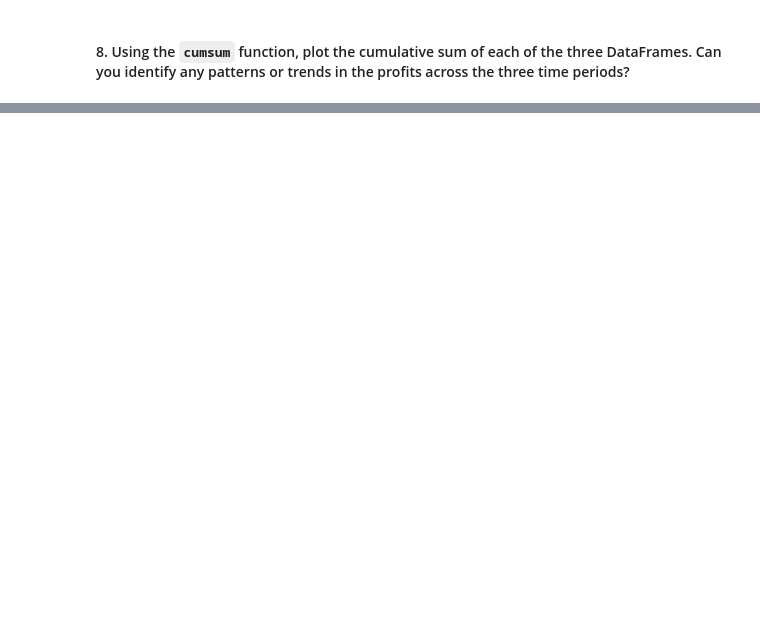
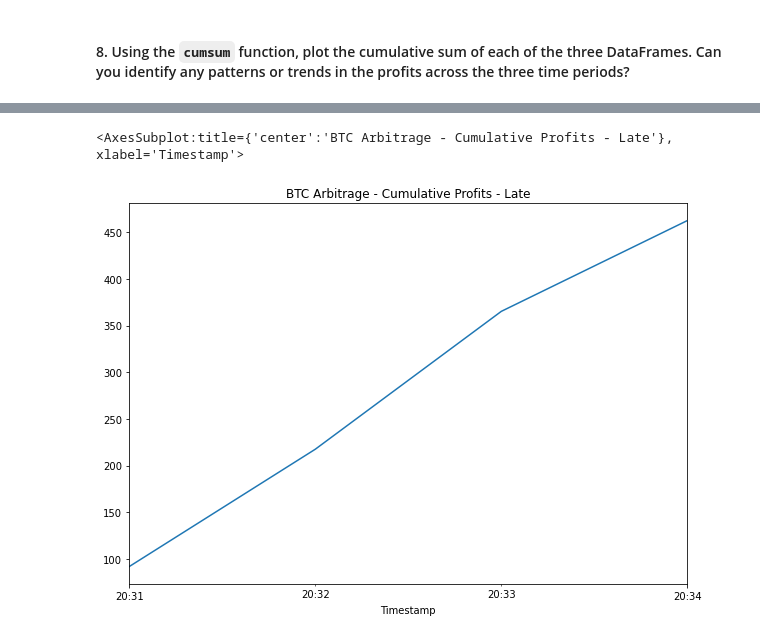
Before and after one commit to ZrowGz/uw-challenge-3, a Jupyter notebook: crypto_arbitrage.ipynb, the cells around one changed output, grey strips where cells are left out. Cells and saved outputs as stored; diff of their text form; code cells hidden in the pictures; blank space fills up the shorter version.

```diff
--- a/crypto_arbitrage.ipynb
+++ b/crypto_arbitrage.ipynb
@@ -782,2 +809,5 @@ cumulative_profit_early =
+# %%
+# Use the cumsum function to calculate the cumulative profits over time for the early profit per trade DataFrame
+cumulative_profit_late = profit_per_trade_late.cumsum()
 # %%
 # Plot the cumulative sum of profits for the early profit per trade DataFrame
@@ -787,0 +824,6 @@ cumulative_profit_early =
+# %%
+# Plot late
+cumulative_profit_late.plot(figsize=(10, 7), title="BTC Arbitrage - Cumulative Profits - Late")
+# %% [output]
+<AxesSubplot:title={'center':'BTC Arbitrage - Cumulative Profits - Late'}, xlabel='Timestamp'>
+[figure, added]
```
Also changed, not shown: parts of 12 cells of this notebook.
